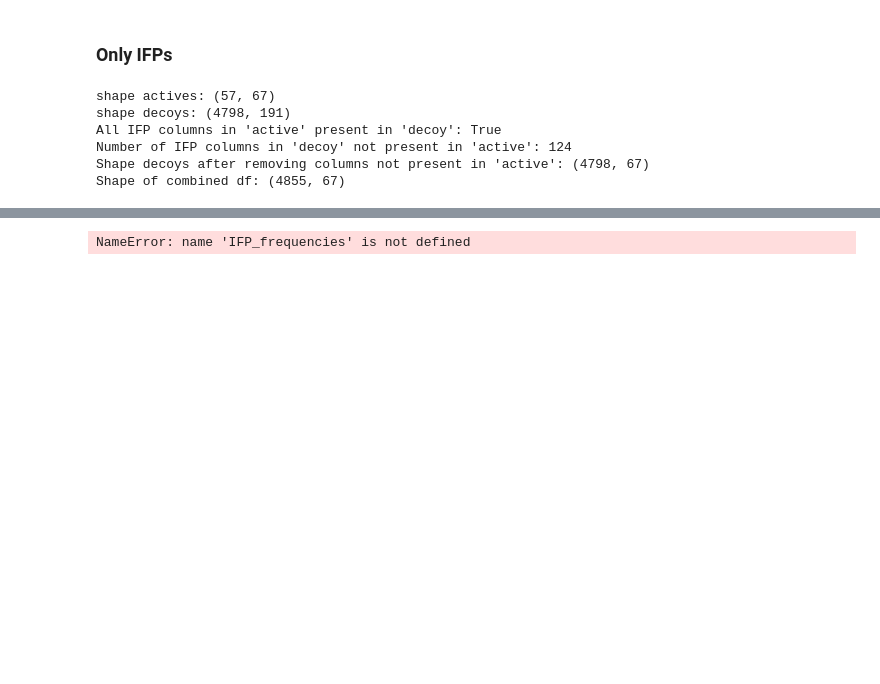
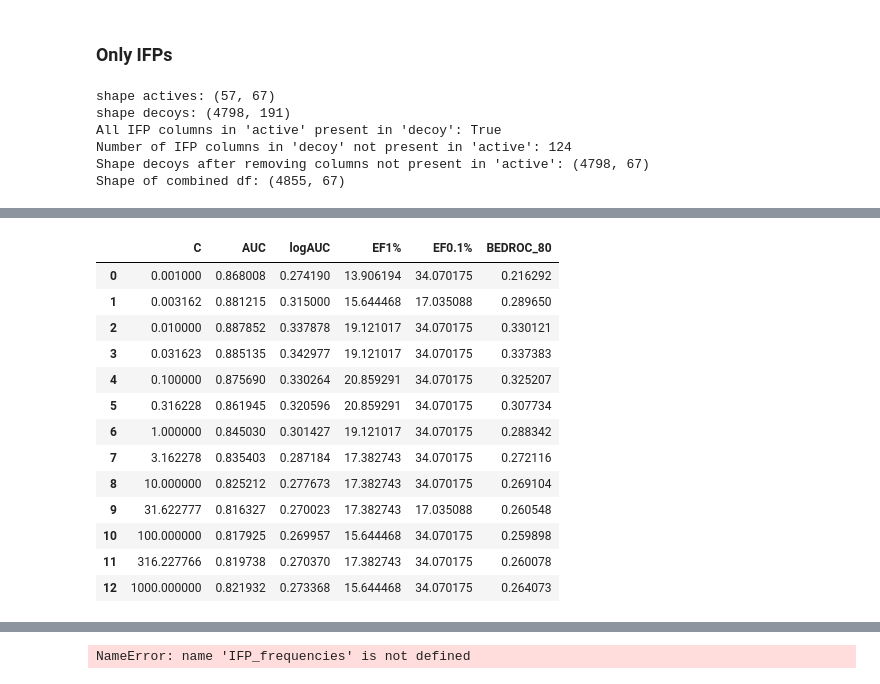
Before and after one commit to wesselporschen/montpellier-screen, a Jupyter notebook: prolif.ipynb, the cells around one changed output, grey strips where cells are left out. Saved outputs shown, nothing was run; the diff lists cells and outputs as text; code cells hidden in the pictures; blank space fills up the shorter version.

```diff
--- a/prolif.ipynb
+++ b/prolif.ipynb
@@ -217,0 +351,61 @@ X
+# %%
+Cs = np.logspace(-3, 3, 13)
+Cs = [float(C) for C in Cs]
+
+results = []
+coef_results = {}
+
+for C in Cs:
+    clf = LogisticRegression(
+        penalty="l2",
+        C=C,
+        solver="lbfgs",
+        class_weight="balanced"
+    )
+
+    cv = StratifiedKFold(
+        n_splits=5,
+        shuffle=True,
+        random_state=42
+    )
+
+    Y_true = []
+    Y_pred = []
+    coefs = []
+
+    for train_idx, test_idx in cv.split(X_IFP_DOCKING_SCORE, Y):
+        clf.fit(X_IFP_DOCKING_SCORE.iloc[train_idx], Y.iloc[train_idx])
+        coefs.append(clf.coef_[0])
+        p = clf.predict_proba(X_IFP_DOCKING_SCORE.iloc[test_idx])[:,1]
+        Y_true.extend(Y.iloc[test_idx])
+        Y_pred.extend(p)
+
+    ranking = pd.DataFrame({
+        "active": Y_true,
+        "score": Y_pred
+    }).sort_values("score", ascending=False)
+
+
+    results.append({
+        "C": C,
+        "AUC": roc_auc_score(ranking["active"], ranking["score"]),
+        "logAUC": log_auc2(ranking["active"], ranking["score"]),
+        "EF1%": enrichment_factor(df=ranking, fraction=0.01),
+        "EF0.1%": enrichment_factor(df=ranking, fraction=0.001),
+        "BEDROC_80": bedroc(df=ranking, col=1, alpha=80),
+    })
+
+
+    coef_results[C] = pd.DataFrame({
+        "label": X_IFP_DOCKING_SCORE.columns,
+        "coefs": np.mean(coefs, axis=0),
+        "coef_mean": np.mean(coefs, axis=0),
+        "coef_sd": np.std(coefs, axis=0),
+        "coef_mean/sd": np.mean(coefs, axis=0) / np.std(coefs, axis=0),
+        "coefs_norm": np.linalg.norm(np.mean(coefs, axis=0)),
+        "coefs_max": np.max(np.abs(np.mean(coefs, axis=0))),
+    }).sort_values(by="coef_mean/sd", ascending=False)
+
+results_df = pd.DataFrame(results)
+results_df
+# %% [output]
@@ -217,0 +429,14 @@ X
+|  | C | AUC | logAUC | EF1% | EF0.1% | BEDROC_80 |
+| 0 | 0.001000 | 0.868008 | 0.274190 | 13.906194 | 34.070175 | 0.216292 |
+| 1 | 0.003162 | 0.881215 | 0.315000 | 15.644468 | 17.035088 | 0.289650 |
+| 2 | 0.010000 | 0.887852 | 0.337878 | 19.121017 | 34.070175 | 0.330121 |
+| 3 | 0.031623 | 0.885135 | 0.342977 | 19.121017 | 34.070175 | 0.337383 |
+| 4 | 0.100000 | 0.875690 | 0.330264 | 20.859291 | 34.070175 | 0.325207 |
+| 5 | 0.316228 | 0.861945 | 0.320596 | 20.859291 | 34.070175 | 0.307734 |
+| 6 | 1.000000 | 0.845030 | 0.301427 | 19.121017 | 34.070175 | 0.288342 |
+| 7 | 3.162278 | 0.835403 | 0.287184 | 17.382743 | 34.070175 | 0.272116 |
+| 8 | 10.000000 | 0.825212 | 0.277673 | 17.382743 | 34.070175 | 0.269104 |
+| 9 | 31.622777 | 0.816327 | 0.270023 | 17.382743 | 17.035088 | 0.260548 |
+| 10 | 100.000000 | 0.817925 | 0.269957 | 15.644468 | 34.070175 | 0.259898 |
+| 11 | 316.227766 | 0.819738 | 0.270370 | 17.382743 | 34.070175 | 0.260078 |
+| 12 | 1000.000000 | 0.821932 | 0.273368 | 15.644468 | 34.070175 | 0.264073 |
```
Also changed, not shown: parts of 15 cells of this notebook.
